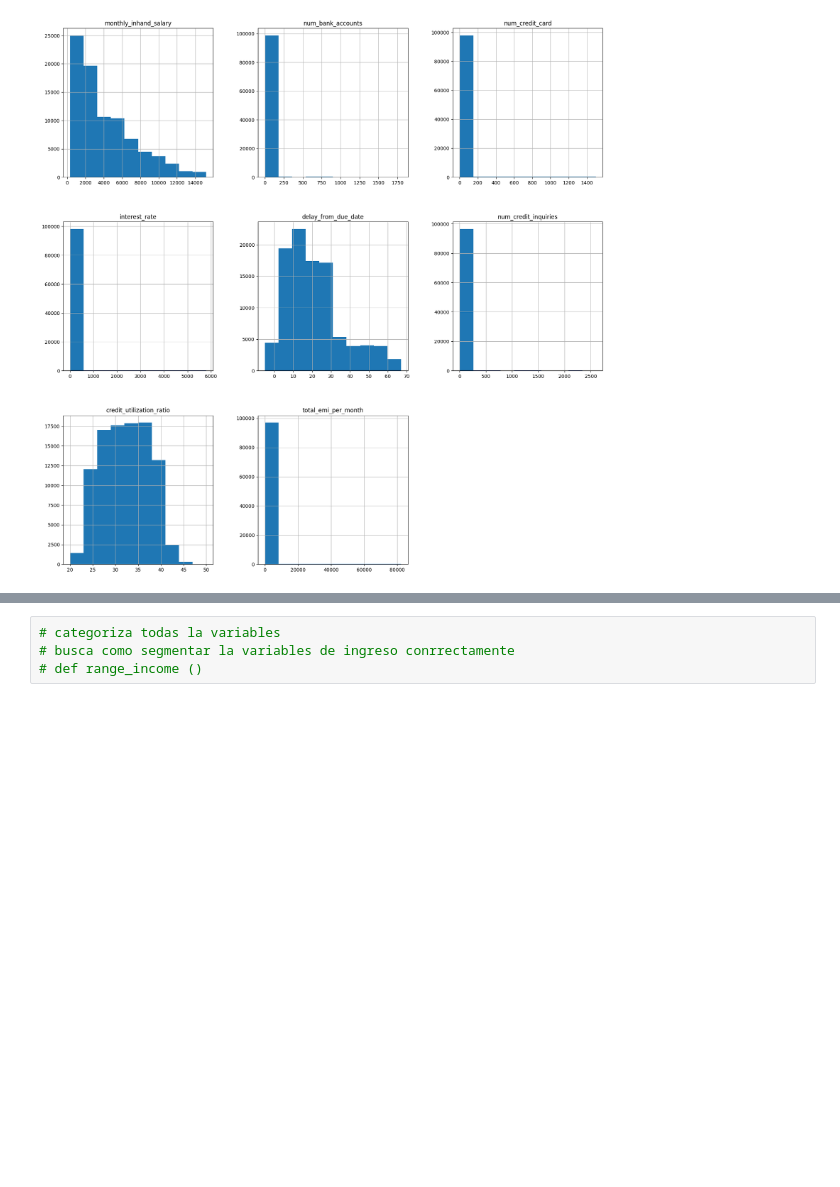
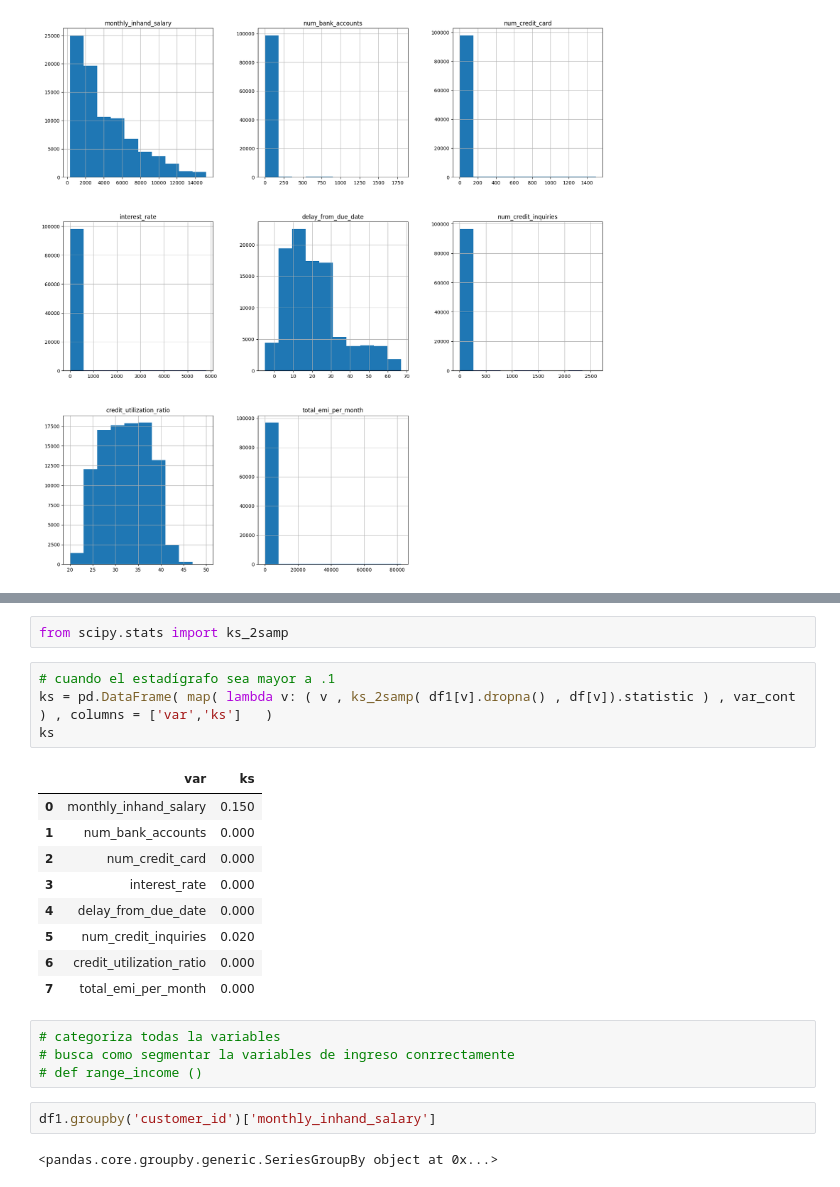
Before and after one commit to danpa26/CredRisk, a Jupyter notebook: credit_scoring/cred_scoring_v1.ipynb, the cells around one changed output, grey strips where cells are left out. Drawn from its saved outputs; the diff is of its cells as text; blank space fills up the shorter version.

```diff
--- a/credit_scoring/cred_scoring_v1.ipynb
+++ b/credit_scoring/cred_scoring_v1.ipynb
@@ -126,4 +189,24 @@ array([[<Axes: title={'center': 'monthly_inhand_salary'}>,
+# %%
+from scipy.stats import ks_2samp
+# %%
+# cuando el estadígrafo sea mayor a .1
+ks = pd.DataFrame( map( lambda v: ( v , ks_2samp( df1[v].dropna() , df[v]).statistic ) , var_cont  ) , columns = ['var','ks']   )
+ks
+# %% [output]
+|  | var | ks |
+| 0 | monthly_inhand_salary | 0.150 |
+| 1 | num_bank_accounts | 0.000 |
+| 2 | num_credit_card | 0.000 |
+| 3 | interest_rate | 0.000 |
+| 4 | delay_from_due_date | 0.000 |
+| 5 | num_credit_inquiries | 0.020 |
+| 6 | credit_utilization_ratio | 0.000 |
+| 7 | total_emi_per_month | 0.000 |
 # %%
 # categoriza todas la variables
 # busca como segmentar la variables de ingreso conrrectamente
 # def range_income ()
+# %%
+df1.groupby('customer_id')['monthly_inhand_salary']
+# %% [output]
+<pandas.core.groupby.generic.SeriesGroupBy object at 0x...>
```
Also changed, not shown: parts of 11 cells of this notebook.
